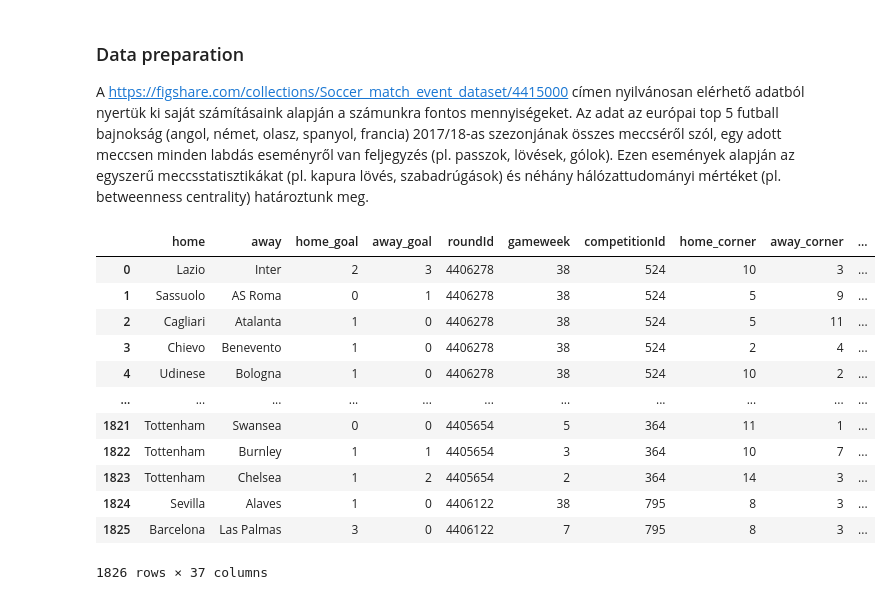
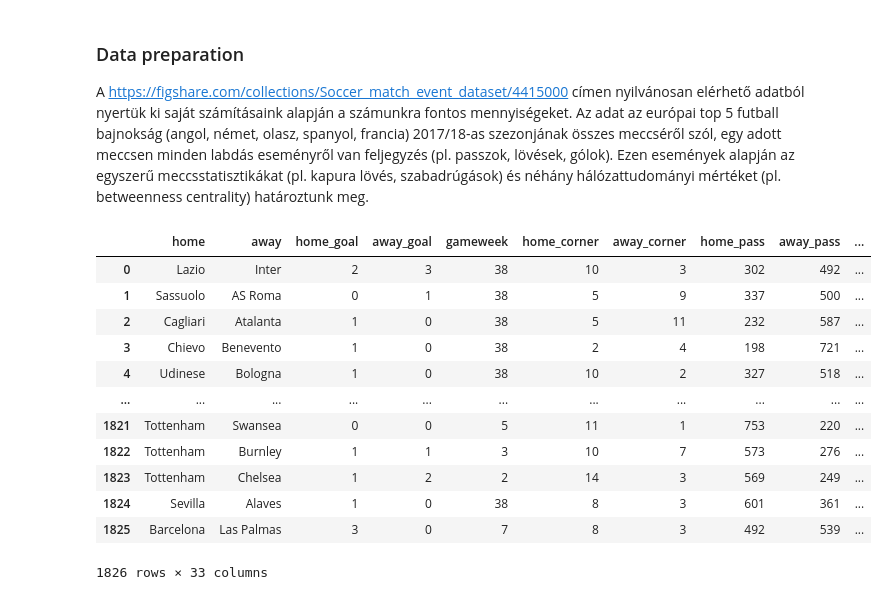
Before and after one commit to mebalint/hgt_m_csapat, a Jupyter notebook: hgt_football_project.ipynb, the cells around one changed output. Cells and saved outputs as stored; diff of their text form; code cells hidden in the pictures.

```diff
--- a/hgt_football_project.ipynb
+++ b/hgt_football_project.ipynb
@@ -56,18 +56,19 @@ np.random.seed(1)
 A https://figshare.com/collections/Soccer_match_event_dataset/4415000 címen nyilvánosan elérhető adatból nyertük ki saját számításaink alapján a számunkra fontos mennyiségeket. Az adat az európai top 5 futball bajnokság (angol, német, olasz, spanyol, francia) 2017/18-as szezonjának összes meccséről szól, egy adott meccsen minden labdás eseményről van feljegyzés (pl. passzok, lövések, gólok). Ezen események alapján az egyszerű meccsstatisztikákat (pl. kapura lövés, szabadrúgások) és néhány hálózattudományi mértéket (pl. betweenness centrality) határoztunk meg.
 # %%
 matches=pd.read_csv('https://raw.githubusercontent.com/mebalint/hgt/main/matches_final.csv', sep='\t', index_col=0)
+matches=matches.drop(columns=['competitionId', 'roundId', 'match_id', 'draw_odds'])
 matches
 # %% [output]
-|  | home | away | home_goal | away_goal | roundId | gameweek | competitionId | home_corner | away_corner | ... |
-| 0 | Lazio | Inter | 2 | 3 | 4406278 | 38 | 524 | 10 | 3 | ... |
-| 1 | Sassuolo | AS Roma | 0 | 1 | 4406278 | 38 | 524 | 5 | 9 | ... |
-| 2 | Cagliari | Atalanta | 1 | 0 | 4406278 | 38 | 524 | 5 | 11 | ... |
-| 3 | Chievo | Benevento | 1 | 0 | 4406278 | 38 | 524 | 2 | 4 | ... |
-| 4 | Udinese | Bologna | 1 | 0 | 4406278 | 38 | 524 | 10 | 2 | ... |
+|  | home | away | home_goal | away_goal | gameweek | home_corner | away_corner | home_pass | away_pass | ... |
+| 0 | Lazio | Inter | 2 | 3 | 38 | 10 | 3 | 302 | 492 | ... |
+| 1 | Sassuolo | AS Roma | 0 | 1 | 38 | 5 | 9 | 337 | 500 | ... |
+| 2 | Cagliari | Atalanta | 1 | 0 | 38 | 5 | 11 | 232 | 587 | ... |
+| 3 | Chievo | Benevento | 1 | 0 | 38 | 2 | 4 | 198 | 721 | ... |
+| 4 | Udinese | Bologna | 1 | 0 | 38 | 10 | 2 | 327 | 518 | ... |
 | ... | ... | ... | ... | ... | ... | ... | ... | ... | ... | ... |
-| 1821 | Tottenham | Swansea | 0 | 0 | 4405654 | 5 | 364 | 11 | 1 | ... |
-| 1822 | Tottenham | Burnley | 1 | 1 | 4405654 | 3 | 364 | 10 | 7 | ... |
-| 1823 | Tottenham | Chelsea | 1 | 2 | 4405654 | 2 | 364 | 14 | 3 | ... |
-| 1824 | Sevilla | Alaves | 1 | 0 | 4406122 | 38 | 795 | 8 | 3 | ... |
-| 1825 | Barcelona | Las Palmas | 3 | 0 | 4406122 | 7 | 795 | 8 | 3 | ... |
+| 1821 | Tottenham | Swansea | 0 | 0 | 5 | 11 | 1 | 753 | 220 | ... |
+| 1822 | Tottenham | Burnley | 1 | 1 | 3 | 10 | 7 | 573 | 276 | ... |
+| 1823 | Tottenham | Chelsea | 1 | 2 | 2 | 14 | 3 | 569 | 249 | ... |
+| 1824 | Sevilla | Alaves | 1 | 0 | 38 | 8 | 3 | 601 | 361 | ... |
+| 1825 | Barcelona | Las Palmas | 3 | 0 | 7 | 8 | 3 | 492 | 539 | ... |
-1826 rows × 37 columns
+1826 rows × 33 columns
```
Also changed, not shown: parts of 12 cells of this notebook.
